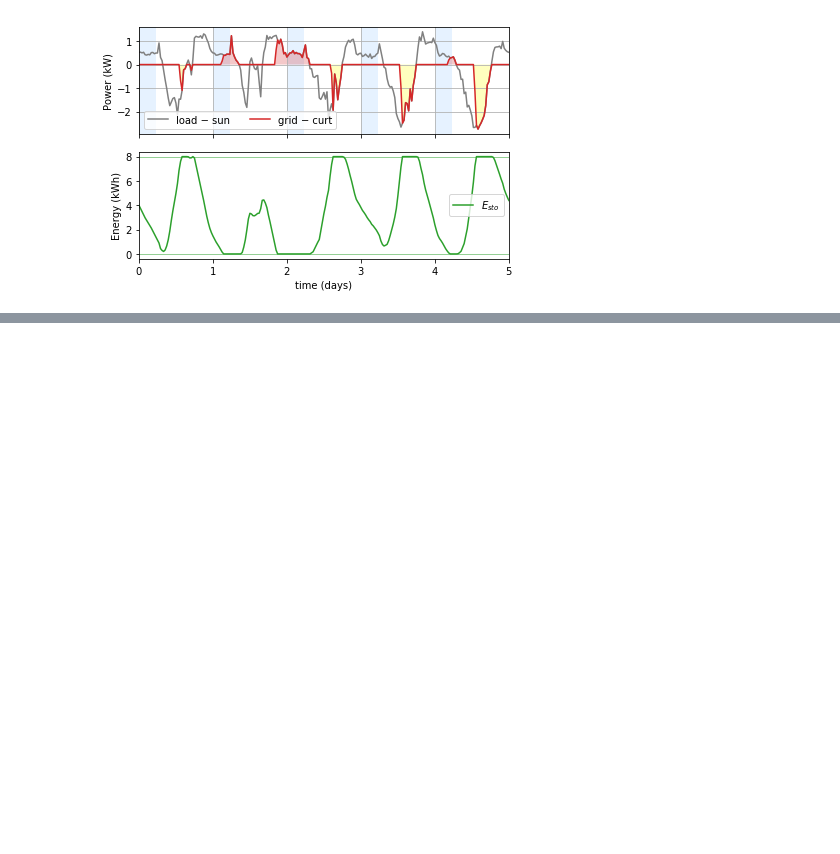
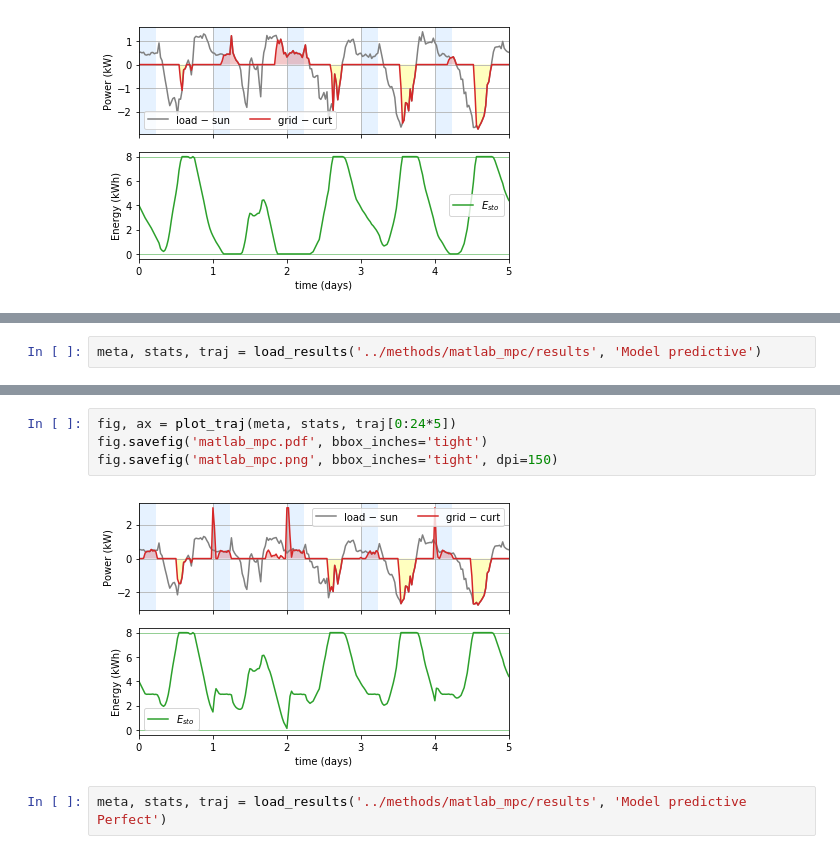
Before and after one commit to pierre-haessig/solarhome-control-bench, a Jupyter notebook: comparison/Comparison.ipynb, the cells around one changed output, grey strips where cells are left out. Saved outputs shown, nothing was run; the diff lists cells and outputs as text; blank space fills up the shorter version.

Commit message:
add new Julia results and Matlab MPC in Comparison NB
add Matlab MPC results to tree

```diff
--- a/comparison/Comparison.ipynb
+++ b/comparison/Comparison.ipynb
@@ -207,0 +165,2 @@ fig.savefig('julia_anticipative.pdf', bbox_inches='tight')
+# %%
+meta, stats, traj = load_results('../methods/matlab_mpc/results', 'Model predictive')
@@ -207,0 +180,8 @@ fig.savefig('julia_anticipative.pdf', bbox_inches='tight')
+# %%
+fig, ax = plot_traj(meta, stats, traj[0:24*5])
+fig.savefig('matlab_mpc.pdf', bbox_inches='tight')
+fig.savefig('matlab_mpc.png', bbox_inches='tight', dpi=150)
+# %% [output]
+[figure, added]
+# %%
+meta, stats, traj = load_results('../methods/matlab_mpc/results', 'Model predictive Perfect')
```
Also changed, not shown: parts of 14 cells of this notebook, 21 other files.
